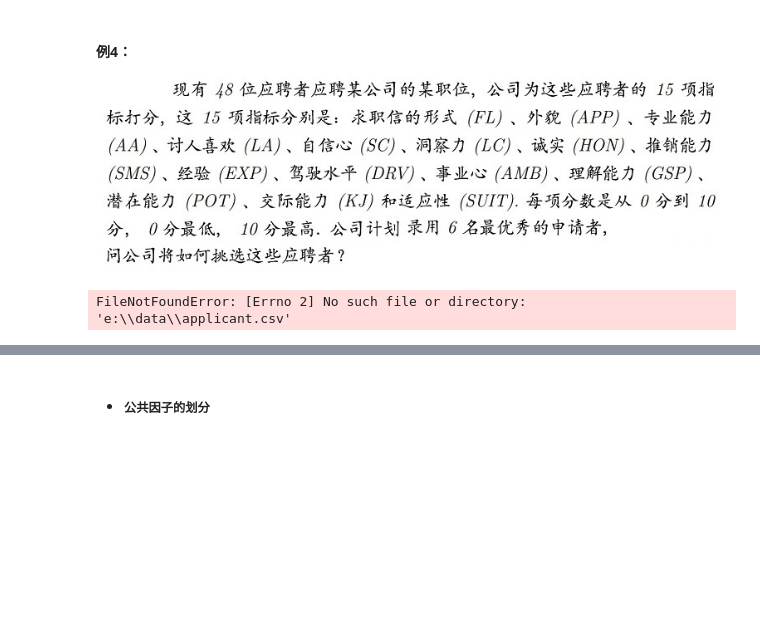
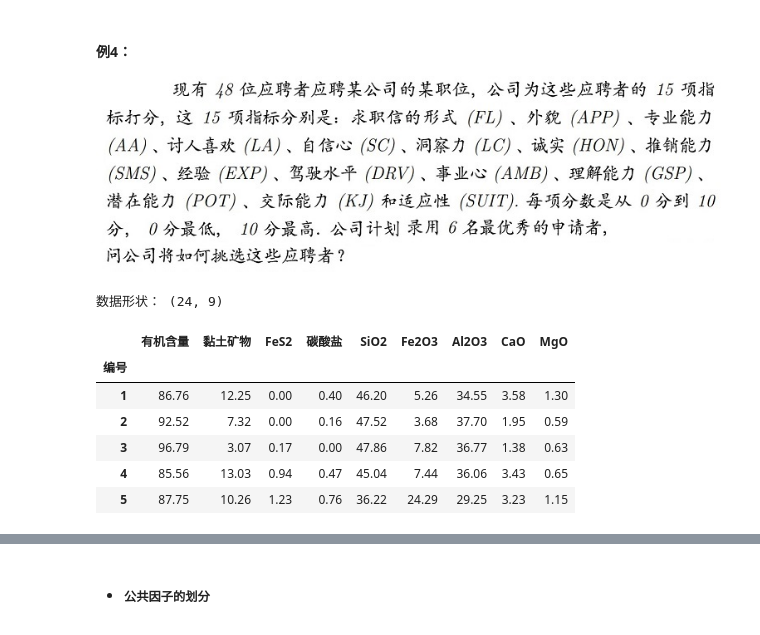
Before and after one commit to xyt556/Big_Data_Test, a Jupyter notebook: Data_preprocess/主成分分析、因子分析、典型相关分析.ipynb, the cells around one changed output, grey strips where cells are left out. Saved outputs shown, nothing was run; the diff lists cells and outputs as text; code cells hidden in the pictures; blank space fills up the shorter version.

```diff
--- a/Data_preprocess/主成分分析、因子分析、典型相关分析.ipynb
+++ b/Data_preprocess/主成分分析、因子分析、典型相关分析.ipynb
@@ -1049,10 +1049,17 @@ var7                                    -0.9174
 # %%
 '''
 因子分析——因子载荷和因子得分
 '''
-data = pd.read_csv('e:\\data\\applicant.csv',sep=',')
+data = pd.read_excel(r'.\data.xlsx',sheet_name= '因子分析2', header= 0, index_col='编号')
 print('数据形状：',data.shape)
 data.head()
 # %% [output]
-FileNotFoundError: [Errno 2] No such file or directory: 'e:\\data\\applicant.csv'
+数据形状： (24, 9)
+|  | 有机含量 | 黏土矿物 | FeS2 | 碳酸盐 | SiO2 | Fe2O3 | Al2O3 | CaO | MgO |
+| 编号 |  |  |  |  |  |  |  |  |  |
+| 1 | 86.76 | 12.25 | 0.00 | 0.40 | 46.20 | 5.26 | 34.55 | 3.58 | 1.30 |
+| 2 | 92.52 | 7.32 | 0.00 | 0.16 | 47.52 | 3.68 | 37.70 | 1.95 | 0.59 |
+| 3 | 96.79 | 3.07 | 0.17 | 0.00 | 47.86 | 7.82 | 36.77 | 1.38 | 0.63 |
+| 4 | 85.56 | 13.03 | 0.94 | 0.47 | 45.04 | 7.44 | 36.06 | 3.43 | 0.65 |
+| 5 | 87.75 | 10.26 | 1.23 | 0.76 | 36.22 | 24.29 | 29.25 | 3.23 | 1.15 |
 # %%
```
Also changed, not shown: parts of 15 cells of this notebook, 9 other files.
